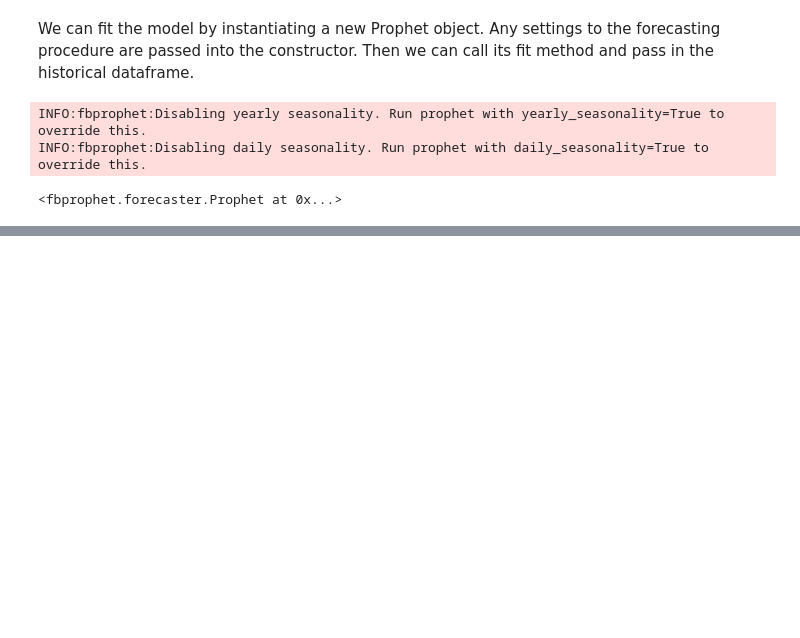
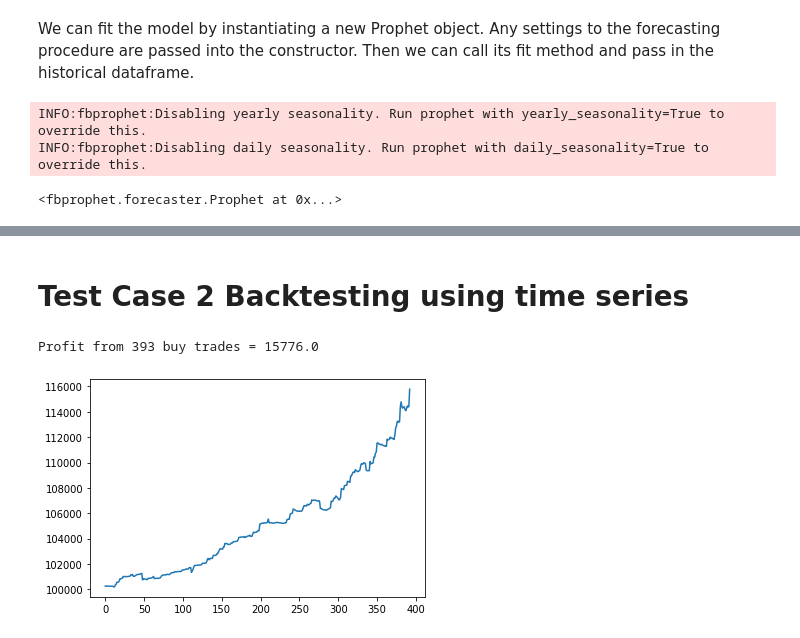
Before and after one commit to J-Chaudhary/test, a Jupyter notebook: CISC520.ipynb, the cells around one changed output, grey strips where cells are left out. Drawn from its saved outputs; the diff is of its cells as text; code cells hidden in the pictures; blank space fills up the shorter version.

```diff
--- a/CISC520.ipynb
+++ b/CISC520.ipynb
@@ -140,0 +148,2 @@ figure2 = m.plot_components(forecast)
+# %% [markdown]
+# **Test Case 2** Backtesting using time series
@@ -140,0 +152,38 @@ figure2 = m.plot_components(forecast)
+# %%
+import ta
+# Fundtion to get data from online souce
+def get_data(ticker, startDate, endDate, sorce):
+    start_date = startDate
+    end_date = endDate
+    df = web.DataReader(ticker, start=start_date, end=end_date, data_source=sorce)
+    df['rsi'] = ta.momentum.rsi(df['Close'],n=10,fillna=False)
+    df['sma'] = df['Close'].rolling(window=21).mean()
+    df.fillna(-999, inplace = True)
+    return df
+# %%
+MSFT = get_data('MSFT', '2009-01-01', '2020-06-10', 'yahoo') # getting data from yahoo
+# %%
+def buy_trade(df):
+    a = 0 # variable to store buying price
+    p_value = 100000 # initial portfolio value
+    p_track = [] # populate the list to plot portfolio
+    trade = True
+    for i in range (20, len(df)):
+        if trade == True:
+            if df['Close'][i] > df['sma'][i] and df['rsi'][i] > 30: # if close > sma and rsi is in trading zone between 30 and 70 then Buy trae will trigger
+                a = df['Open'][i+1] # buying price
+                trade = False
+        if trade == False:
+            if df['rsi'][i] > 70 or df['Close'][i] >= a + (a * 0.5):
+                s = df['Close'][i]
+                p_value += (s - a) * 100
+                trade = True
+                p_track.append(p_value)
+    return p_track
+j=round(buy_trade(MSFT)[-1] - 100000, 2)
+print(f"Profit from {len(buy_trade(MSFT))} buy trades = {j}")
+plt.plot(buy_trade(MSFT))
+plt.show()
+# %% [output]
+Profit from 393 buy trades = 15776.0
+[figure, added]
```
Also changed, not shown: parts of 16 cells of this notebook.
